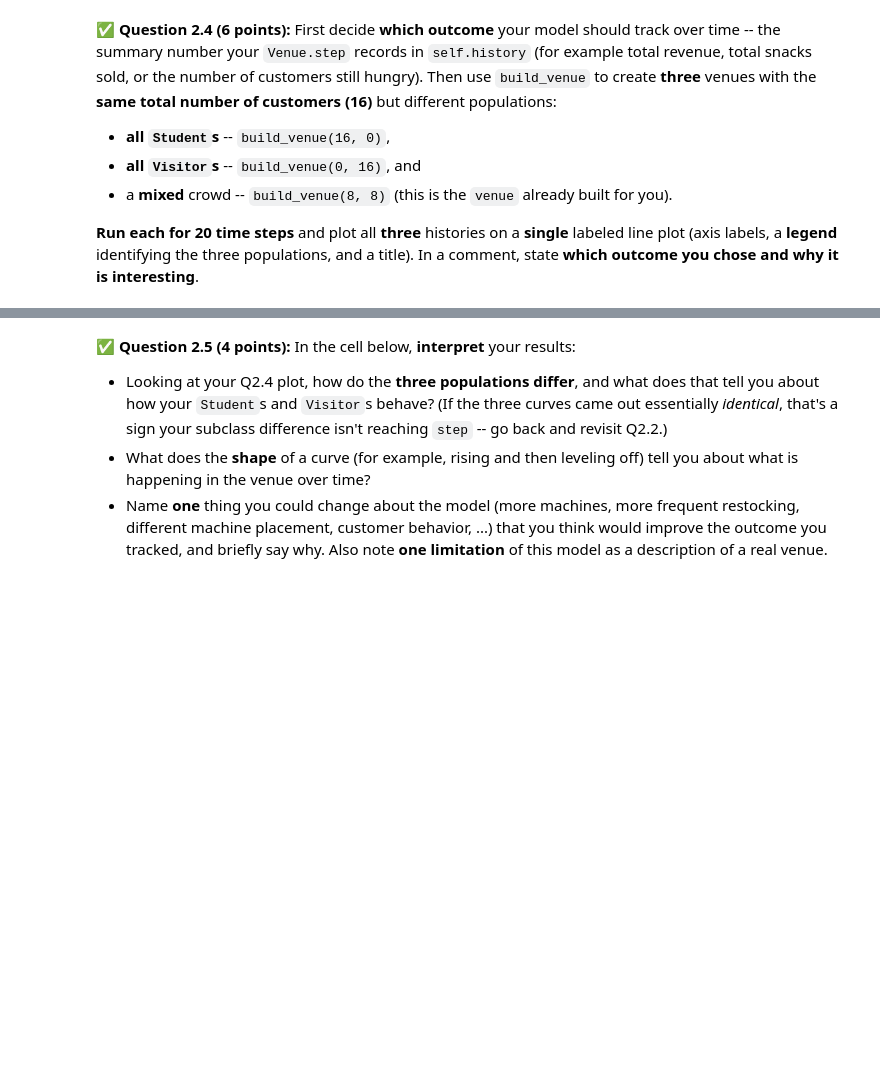
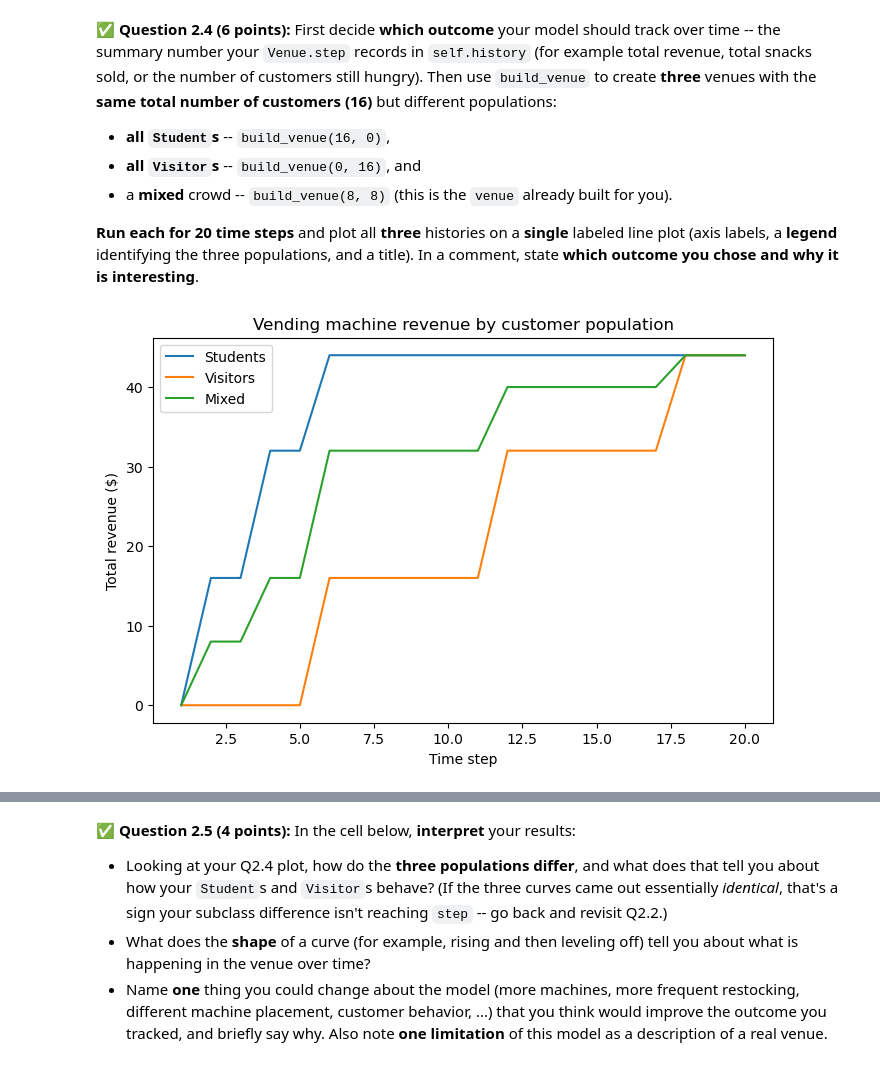
Before and after one commit to burlin25/CMSE202-f26-turnin, a Jupyter notebook: hw-02/HW02-ABMandGraphTheory-STUDENT.ipynb, the cells around one changed output, grey strips where cells are left out. Cells and saved outputs as stored; diff of their text form; code cells hidden in the pictures; blank space fills up the shorter version.

```diff
--- a/hw-02/HW02-ABMandGraphTheory-STUDENT.ipynb
+++ b/hw-02/HW02-ABMandGraphTheory-STUDENT.ipynb
@@ -159,16 +159,20 @@ echoes the comment already in the starter cell; the goal here is simply to pract
 # Complete the Customer class.
 class Customer:
     def __init__(self, cash, position, hunger_rate=1.0, hunger_threshold=3):
-        # store the attributes described above, and set self.hunger = 0
-        pass
+        """Store the customer settings and start hunger at zero."""
+        self.cash = cash
+        self.position = position
+        self.hunger_rate = hunger_rate
+        self.hunger_threshold = hunger_threshold
+        self.hunger = 0
 
     def get_hungrier(self):
-        # increase self.hunger by self.hunger_rate
-        pass
+        """Increase hunger by the customer's hunger rate."""
+        self.hunger += self.hunger_rate
 
     def wants_to_buy(self):
-        # return True if hungry enough AND has at least $1, else False
-        pass
+        """Return whether the customer is hungry enough and has at least $1."""
+        return self.hunger >= self.hunger_threshold and self.cash >= 1
 # %% [markdown]
 <!-- END QUESTION -->
 <!-- DO NOT MODIFY OR DELETE THIS CELL -->
@@ -214,0 +210,10 @@ class Visitor(Customer):
+# %%
+class Student(Customer):
+    def __init__(self, position):
+        """Create a student who gets hungry quickly and has $3."""
+        super().__init__(cash=3, position=position, hunger_rate=1, hunger_threshold=2)
+
+class Visitor(Customer):
+    def __init__(self, position):
+        """Create a visitor who gets hungry slowly and has $8."""
+        super().__init__(cash=8, position=position, hunger_rate=0.5, hunger_threshold=3)
@@ -348,3 +376,22 @@ you chose and why it is interesting**.
+# %%
+import matplotlib.pyplot as plt
+
+# Total revenue shows how quickly each population spends money on snacks.
+student_venue = build_venue(16, 0)
+visitor_venue = build_venue(0, 16)
+mixed_venue = build_venue(8, 8)
+
+plt.figure(figsize=(8, 5))
+for model, label in [(student_venue, 'Students'), (visitor_venue, 'Visitors'),
+                     (mixed_venue, 'Mixed')]:
+    plt.plot(range(1, 21), model.run(20), label=label)
+plt.xlabel('Time step')
+plt.ylabel('Total revenue ($)')
+plt.title('Vending machine revenue by customer population')
+plt.legend()
+plt.show()
+# %% [output]
+[figure, added]
 # %% [markdown]
 <!-- END QUESTION -->
 <!-- DO NOT MODIFY OR DELETE THIS CELL -->
```
Also changed, not shown: parts of 14 cells of this notebook.
